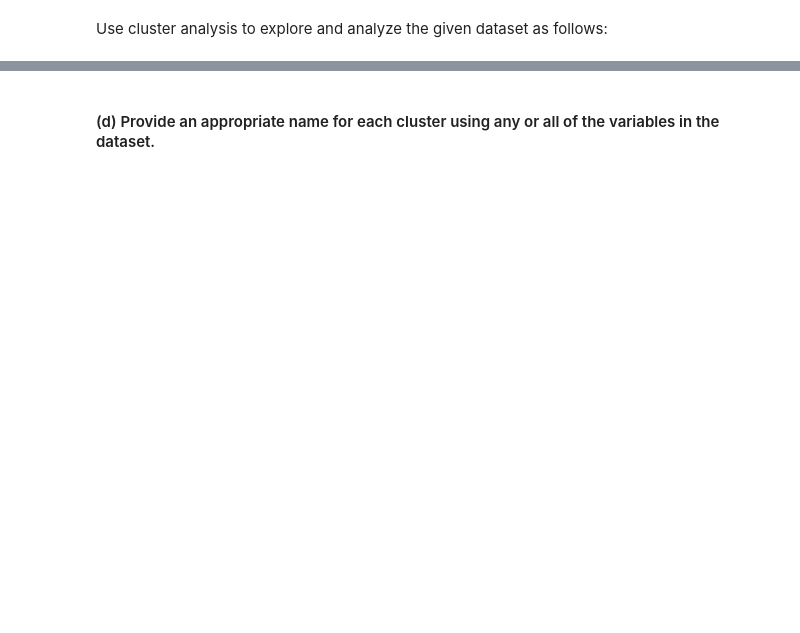
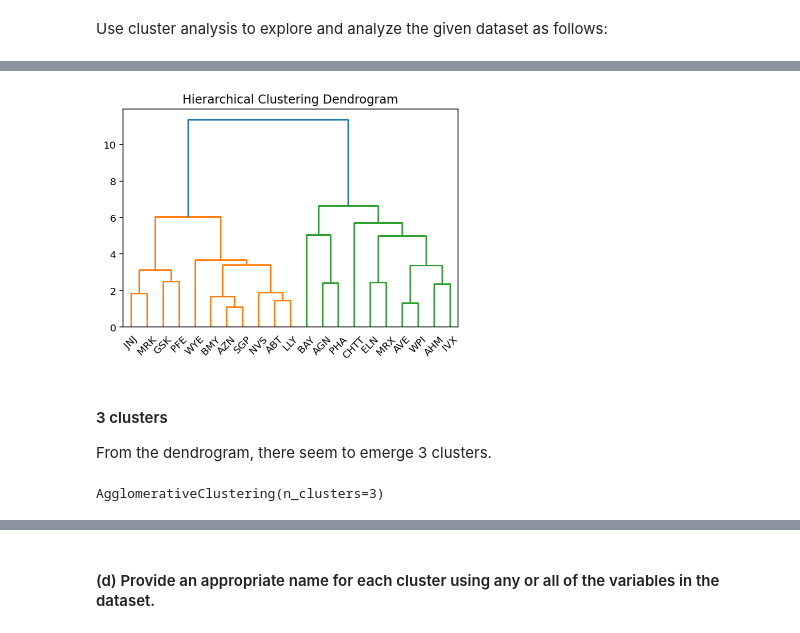
Before and after one commit to aberke/mit-stats-15.077, a Jupyter notebook: pset-7/pset7.ipynb, the cells around one changed output, grey strips where cells are left out. Saved outputs shown, nothing was run; the diff lists cells and outputs as text; code cells hidden in the pictures; blank space fills up the shorter version.

```diff
--- a/pset-7/pset7.ipynb
+++ b/pset-7/pset7.ipynb
@@ -198,0 +205,6 @@ Use cluster analysis to explore and analyze the given dataset as follows:
+# %%
+quant_vars = firms.columns[1:10]
+# scale the quantitative variables data
+X_scaled_vars = StandardScaler().fit_transform(firms[quant_vars])
+X_quant_scaled_firms = pd.DataFrame(X_scaled_vars, index=firms.index, columns=quant_vars)
+X_quant_scaled_firms
@@ -198,0 +230,51 @@ Use cluster analysis to explore and analyze the given dataset as follows:
+# %%
+# setting distance_threshold=0 ensures we compute the full tree.
+model = AgglomerativeClustering(distance_threshold=0,
+                                linkage='ward',
+                                affinity='euclidean',
+                                n_clusters=None
+).fit(X_quant_scaled_firms)
+# %%
+# code borrowed from
+# https://scikit-learn.org/stable/auto_examples/cluster/plot_agglomerative_dendrogram.html#sphx-glr-auto-examples-cluster-plot-agglomerative-dendrogram-py
+
+from scipy.cluster.hierarchy import dendrogram
+
+def plot_dendrogram(model, **kwargs):
+    # Create linkage matrix and then plot the dendrogram
+
+    # create the counts of samples under each node
+    counts = np.zeros(model.children_.shape[0])
+    n_samples = len(model.labels_)
+    for i, merge in enumerate(model.children_):
+        current_count = 0
+        for child_idx in merge:
+            if child_idx < n_samples:
+                current_count += 1  # leaf node
+            else:
+                current_count += counts[child_idx - n_samples]
+        counts[i] = current_count
+
+    linkage_matrix = np.column_stack([model.children_, model.distances_,
+                                      counts]).astype(float)
+
+    # Plot the corresponding dendrogram
+    dendrogram(linkage_matrix, **kwargs)
+# %%
+plt.title('Hierarchical Clustering Dendrogram')
+# plot the top three levels of the dendrogram
+plot_dendrogram(model, labels=X_quant_scaled_firms.index, truncate_mode=None)
+# %% [output]
+[figure, added]
+# %% [markdown]
+#### 3 clusters
+From the dendrogram, there seem to emerge 3 clusters.
+# %%
+model_clustering3 = AgglomerativeClustering(
+                                linkage='ward',
+                                affinity='euclidean',
+                                n_clusters=3,
+).fit(X_quant_scaled_firms)
+model_clustering3
+# %% [output]
+AgglomerativeClustering(n_clusters=3)
```
Also changed, not shown: parts of 13 cells of this notebook.
